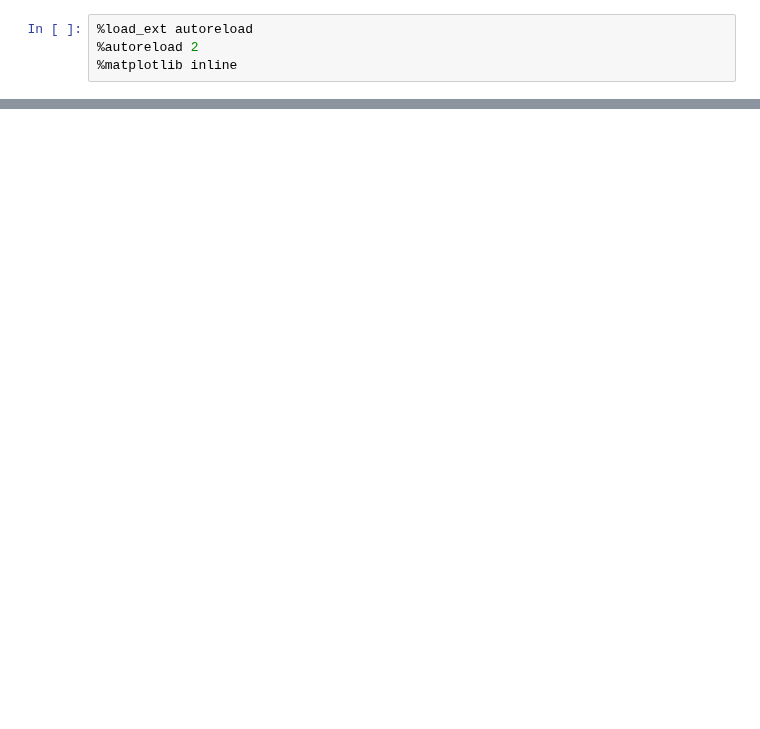
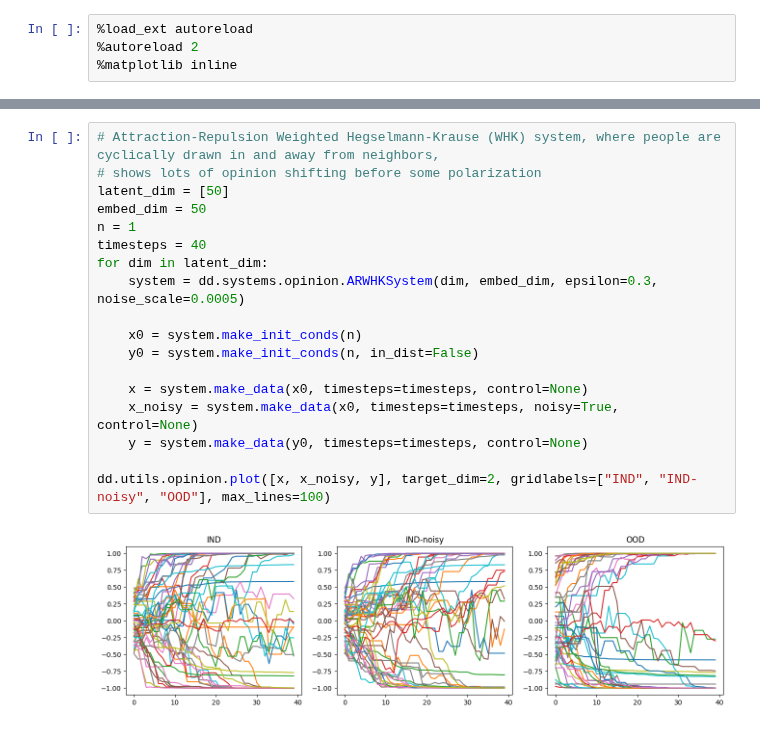
Before and after one commit to DynaDojo/dynadojo, a Jupyter notebook: demos/opinion_demo.ipynb, the cells around one changed output, grey strips where cells are left out. Cells and saved outputs as stored; diff of their text form; blank space fills up the shorter version.

```diff
--- a/demos/opinion_demo.ipynb
+++ b/demos/opinion_demo.ipynb
@@ -30,0 +68,20 @@ dd.utils.opinion.plot([x,x_noisy, y], target_dim=2, gridlabels=["in", "noisy", "
+# %%
+# Attraction-Repulsion Weighted Hegselmann-Krause (WHK) system, where people are cyclically drawn in and away from neighbors,
+# shows lots of opinion shifting before some polarization
+latent_dim = [50]
+embed_dim = 50
+n = 1
+timesteps = 40
+for dim in latent_dim:
+    system = dd.systems.opinion.ARWHKSystem(dim, embed_dim, epsilon=0.3, noise_scale=0.0005)
+
+    x0 = system.make_init_conds(n)
+    y0 = system.make_init_conds(n, in_dist=False)
+
+    x = system.make_data(x0, timesteps=timesteps, control=None)
+    x_noisy = system.make_data(x0, timesteps=timesteps, noisy=True, control=None)
+    y = system.make_data(y0, timesteps=timesteps, control=None)
+
+dd.utils.opinion.plot([x, x_noisy, y], target_dim=2, gridlabels=["IND", "IND-noisy", "OOD"], max_lines=100)
+# %% [output]
+[figure, added]
```
Also changed, not shown: parts of 4 cells of this notebook.
